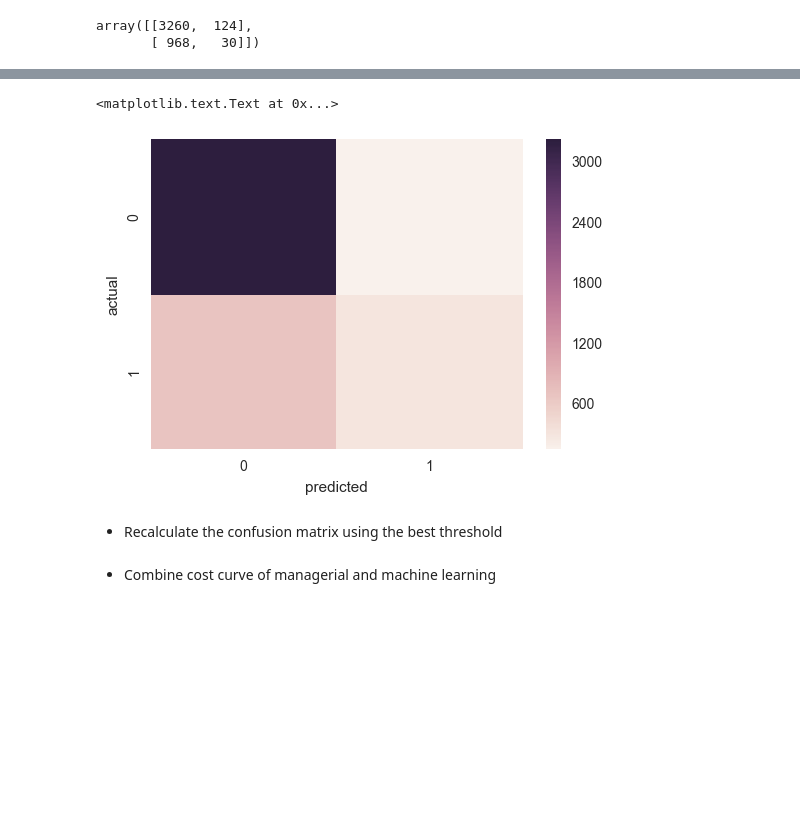
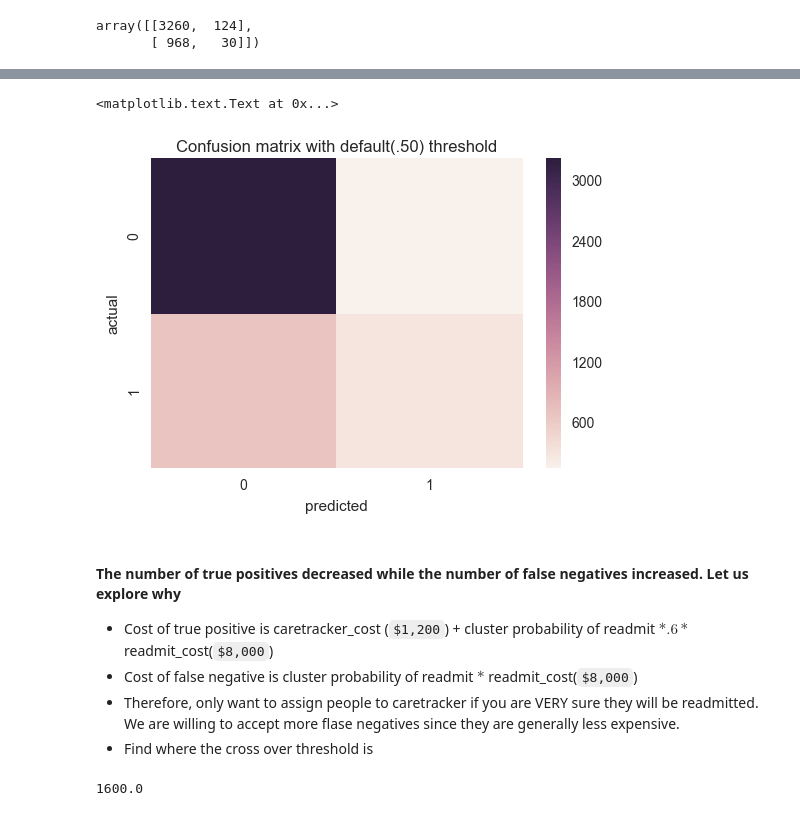
Before and after one commit to jonhilgart22/Galvanize-Data-Leadership, a Jupyter notebook: final-project/Final-Tahoe-Healthcare-Jonathan-Hilgart.ipynb, the cells around one changed output, grey strips where cells are left out. Drawn from its saved outputs; the diff is of its cells as text; code cells hidden in the pictures; blank space fills up the shorter version.

```diff
--- a/final-project/Final-Tahoe-Healthcare-Jonathan-Hilgart.ipynb
+++ b/final-project/Final-Tahoe-Healthcare-Jonathan-Hilgart.ipynb
@@ -527,0 +527,6 @@ X_train_log, X_test_log, y_train_log, y_test_log = train_test_split(tahoe_X,taho
+# %%
+# scale features to compute variable importance
+scaled_x_train = scaler.fit_transform(X_train_log)
+scaled_x_test = scaler.fit_transform(X_test_log)
+# %%
+logistic_m.fit(scaled_x_train,y_train_log)
@@ -528,3 +543,3 @@ X_train_log, X_test_log, y_train_log, y_test_log = train_test_split(tahoe_X,taho
 # %%
-logistic_model.fit(X_train_log,y_train_log)
+log_model.fit(X_train_log,y_train_log )
 # %% [output]
@@ -535,3 +562,6 @@ LogisticRegression(C=1.0, class_weight=None, dual=False, fit_intercept=True,
+# %%
+# return the best estimator
+logistic_model = log_model.best_estimator_
 # %%
 best_logistic_rmse =euclidean(y_test_log,logistic_model.predict(X_test_log))/sqrt(len(y_test_log))
 print('Best logistic RMSE :{}'.format(best_logistic_rmse))
@@ -881,11 +923,18 @@ plt.ylabel("actual")
 # %%
-sns.heatmap(log_confusion_matrix);
+sns.heatmap(log_confusion_matrix,annot_kws=True);
 plt.xlabel("predicted")
 plt.ylabel("actual")
+plt.title('Confusion matrix with default(.50) threshold')
 # %% [output]
 <matplotlib.text.Text at 0x...>
-[figure, old version]
+[figure, new version]
-# %% [markdown]
-- Recalculate the confusion matrix using the best threshold
-# %% [markdown]
- - Combine cost curve of managerial and machine learning
+# %% [markdown]
+#### The number of true positives decreased while the number of false negatives increased. Let us explore why
+- Cost of true positive is caretracker_cost (`$1,200`) + cluster probability of readmit $*.6*$readmit_cost(`$8,000`)
+- Cost of false negative is cluster probability of readmit $*$ readmit_cost(`$8,000`)
+- Therefore, only want to assign people to caretracker if you are VERY sure they will be readmitted. We are willing to accept more flase negatives since they are generally less expensive.
+- Find where the cross over threshold is
+# %%
+1200+.05*8000
+# %% [output]
+1600.0
```
Also changed, not shown: parts of 102 cells of this notebook.
